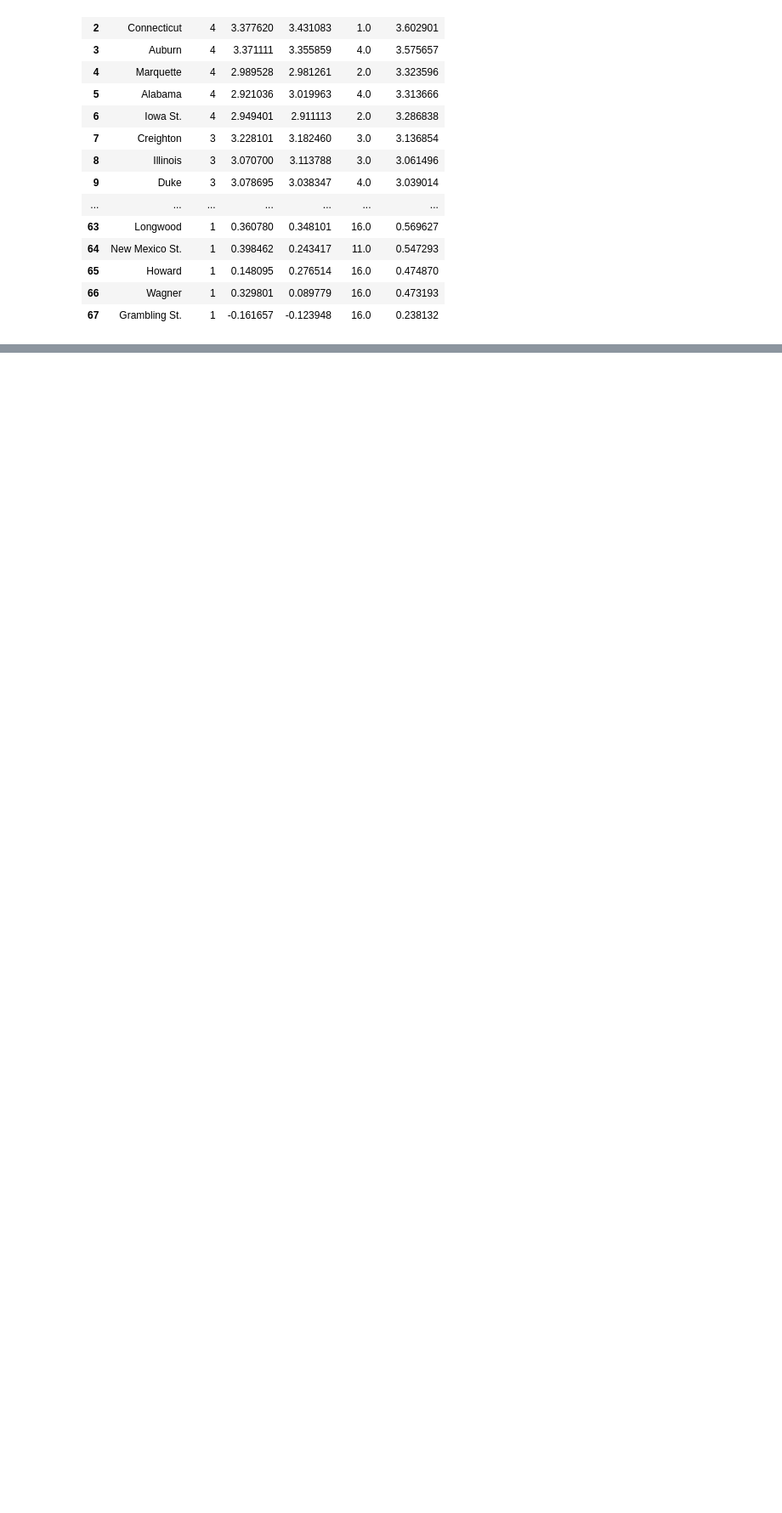
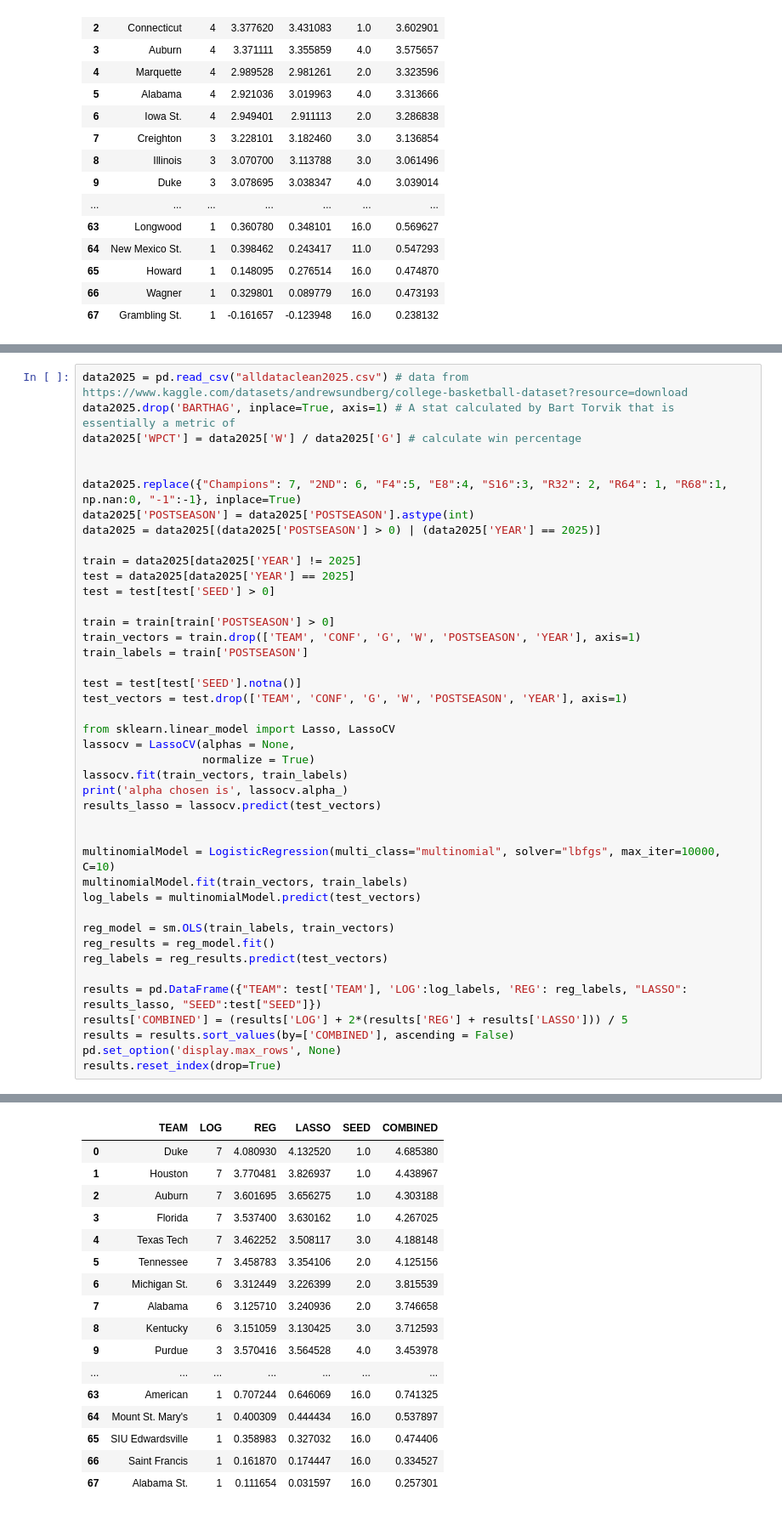
Before and after one commit to ajbenz18/march-madness-model, a Jupyter notebook: analysis.ipynb, the cells around one changed output, grey strips where cells are left out. Shown at 85% size. Saved outputs shown, nothing was run; the diff lists cells and outputs as text; blank space fills up the shorter version.

```diff
--- a/analysis.ipynb
+++ b/analysis.ipynb
@@ -814,0 +823,43 @@ Name: POSTSEASON, Length: 3590, dtype: object
+# %%
+data2025 = pd.read_csv("alldataclean2025.csv") # data from https://www.kaggle.com/datasets/andrewsundberg/college-basketball-dataset?resource=download
+data2025.drop('BARTHAG', inplace=True, axis=1) # A stat calculated by Bart Torvik that is essentially a metric of
+data2025['WPCT'] = data2025['W'] / data2025['G'] # calculate win percentage
+
+
+data2025.replace({"Champions": 7, "2ND": 6, "F4":5, "E8":4, "S16":3, "R32": 2, "R64": 1, "R68":1, np.nan:0, "-1":-1}, inplace=True)
+data2025['POSTSEASON'] = data2025['POSTSEASON'].astype(int)
+data2025 = data2025[(data2025['POSTSEASON'] > 0) | (data2025['YEAR'] == 2025)]
+
+train = data2025[data2025['YEAR'] != 2025]
+test = data2025[data2025['YEAR'] == 2025]
+test = test[test['SEED'] > 0]
+
+train = train[train['POSTSEASON'] > 0]
+train_vectors = train.drop(['TEAM', 'CONF', 'G', 'W', 'POSTSEASON', 'YEAR'], axis=1)
+train_labels = train['POSTSEASON']
+
+test = test[test['SEED'].notna()]
+test_vectors = test.drop(['TEAM', 'CONF', 'G', 'W', 'POSTSEASON', 'YEAR'], axis=1)
+
+from sklearn.linear_model import Lasso, LassoCV
+lassocv = LassoCV(alphas = None,
+                  normalize = True)
+lassocv.fit(train_vectors, train_labels)
+print('alpha chosen is', lassocv.alpha_)
+results_lasso = lassocv.predict(test_vectors)
+
+
+multinomialModel = LogisticRegression(multi_class="multinomial", solver="lbfgs", max_iter=10000, C=10)
+multinomialModel.fit(train_vectors, train_labels)
+log_labels = multinomialModel.predict(test_vectors)
+
+reg_model = sm.OLS(train_labels, train_vectors)
+reg_results = reg_model.fit()
+reg_labels = reg_results.predict(test_vectors)
+
+results = pd.DataFrame({"TEAM": test['TEAM'], 'LOG':log_labels, 'REG': reg_labels, "LASSO": results_lasso, "SEED":test["SEED"]})
+results['COMBINED'] = (results['LOG'] + 2*(results['REG'] + results['LASSO'])) / 5
+results = results.sort_values(by=['COMBINED'], ascending = False)
+pd.set_option('display.max_rows', None)
+results.reset_index(drop=True)
+# %% [output]
@@ -814,0 +867,17 @@ Name: POSTSEASON, Length: 3590, dtype: object
+|  | TEAM | LOG | REG | LASSO | SEED | COMBINED |
+| 0 | Duke | 7 | 4.080930 | 4.132520 | 1.0 | 4.685380 |
+| 1 | Houston | 7 | 3.770481 | 3.826937 | 1.0 | 4.438967 |
+| 2 | Auburn | 7 | 3.601695 | 3.656275 | 1.0 | 4.303188 |
+| 3 | Florida | 7 | 3.537400 | 3.630162 | 1.0 | 4.267025 |
+| 4 | Texas Tech | 7 | 3.462252 | 3.508117 | 3.0 | 4.188148 |
+| 5 | Tennessee | 7 | 3.458783 | 3.354106 | 2.0 | 4.125156 |
+| 6 | Michigan St. | 6 | 3.312449 | 3.226399 | 2.0 | 3.815539 |
+| 7 | Alabama | 6 | 3.125710 | 3.240936 | 2.0 | 3.746658 |
+| 8 | Kentucky | 6 | 3.151059 | 3.130425 | 3.0 | 3.712593 |
+| 9 | Purdue | 3 | 3.570416 | 3.564528 | 4.0 | 3.453978 |
+| ... | ... | ... | ... | ... | ... | ... |
+| 63 | American | 1 | 0.707244 | 0.646069 | 16.0 | 0.741325 |
+| 64 | Mount St. Mary's | 1 | 0.400309 | 0.444434 | 16.0 | 0.537897 |
+| 65 | SIU Edwardsville | 1 | 0.358983 | 0.327032 | 16.0 | 0.474406 |
+| 66 | Saint Francis | 1 | 0.161870 | 0.174447 | 16.0 | 0.334527 |
+| 67 | Alabama St. | 1 | 0.111654 | 0.031597 | 16.0 | 0.257301 |
```
Also changed, not shown: parts of 4 cells of this notebook, 7 other files.
